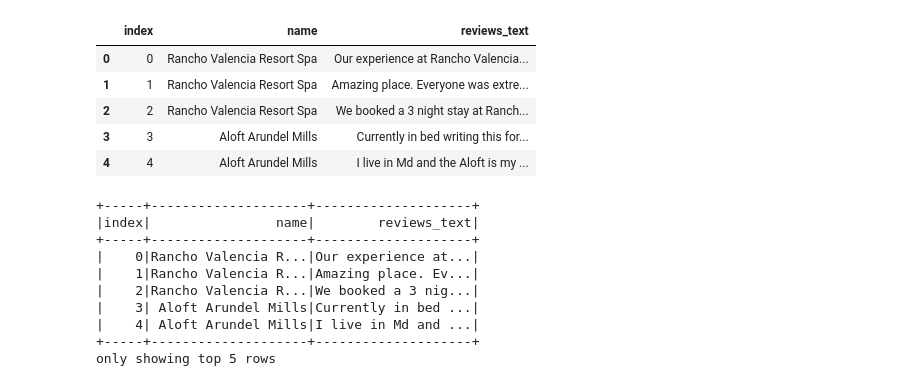
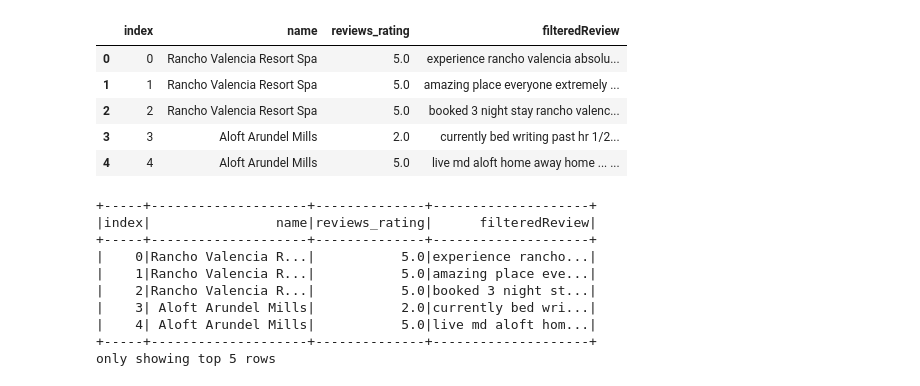
Before and after one commit to janelcv/Hotel_Rating_Analysis, a Jupyter notebook: Hotel_Ratings_Analysis-04.ipynb, the cells around one changed output. Drawn from its saved outputs; the diff is of its cells as text; code cells hidden in the pictures.

```diff
--- a/Hotel_Ratings_Analysis-04.ipynb
+++ b/Hotel_Ratings_Analysis-04.ipynb
@@ -23,3 +23,7 @@ ratings.head()
 | 2 | 2 | Rancho Valencia Resort Spa | 2015-01-02T00:00:00Z | 5.0 | www.hotels.com | We booked a 3 night stay at Ranch... | Amazing Property and Experience | ... |
 | 3 | 3 | Aloft Arundel Mills | 2016-05-15T00:00:00Z | 2.0 | www.tripadvisor.com | Currently in bed writing this for... | Never again...beware, if you want... | ... |
 | 4 | 4 | Aloft Arundel Mills | 2016-07-09T00:00:00Z | 5.0 | www.tripadvisor.com | I live in Md and the Aloft is my ... | ALWAYS GREAT STAY... | ... |
+# %%
+# Put all letters in lower case
+ratings["reviews_text"] = ratings["reviews_text"].str.lower()
+ratings.head()
@@ -25,0 +37,2 @@ ratings.head()
+# %%
+ratings['reviews_text'] = ratings['reviews_text'].astype(str)
@@ -25,0 +61,27 @@ ratings.head()
+# %%
+# Remove stop words from the list
+stops = stopwords.words("english")
+exclude = set(string.punctuation)
+# %%
+# Transform the poem in preparation for word counts
+words_list = []
+preprocessed_text = []
+for review in ratings["reviews_text"]:
+
+    # Create a list of words per poem after the words are converted to lowercase
+    words = word_tokenize(review)
+
+    # Filter to remove stop words and punctuations
+    words2 = [word for word in words if word not in stops and word not in exclude]
+
+    # Add the filtered list of words (representing each poem)
+    words_list.append(words2)
+
+    # Convert the list of strings back to one string
+    words3 = " ".join(words2)
+
+    # Add the filtered list of words (representing each poem)
+    preprocessed_text.append(words3)
+
+ratings["filteredReview"] = preprocessed_text
+ratings.head()
@@ -26,29 +95,29 @@ ratings.head()
 # %%
 # Remove columns that will not be used in the analysis
-df = ratings.drop(columns=["reviews_date","reviews_rating","reviews_sourceURLs","reviews_title","reviews_userCity","reviews_userProvince"],axis=1)
+df = ratings.drop(columns=["reviews_text","reviews_date","reviews_sourceURLs","reviews_title","reviews_userCity","reviews_userProvince"],axis=1)
 
 # Preview the dataframe
 df.head()
 # %% [output]
-|  | index | name | reviews_text |
-| 0 | 0 | Rancho Valencia Resort Spa | Our experience at Rancho Valencia... |
-| 1 | 1 | Rancho Valencia Resort Spa | Amazing place. Everyone was extre... |
-| 2 | 2 | Rancho Valencia Resort Spa | We booked a 3 night stay at Ranch... |
-| 3 | 3 | Aloft Arundel Mills | Currently in bed writing this for... |
-| 4 | 4 | Aloft Arundel Mills | I live in Md and the Aloft is my ... |
+|  | index | name | reviews_rating | filteredReview |
+| 0 | 0 | Rancho Valencia Resort Spa | 5.0 | experience rancho valencia absolu... |
+| 1 | 1 | Rancho Valencia Resort Spa | 5.0 | amazing place everyone extremely ... |
+| 2 | 2 | Rancho Valencia Resort Spa | 5.0 | booked 3 night stay rancho valenc... |
+| 3 | 3 | Aloft Arundel Mills | 2.0 | currently bed writing past hr 1/2... |
+| 4 | 4 | Aloft Arundel Mills | 5.0 | live md aloft home away home ... ... |
 # %%
 spark_ratings = sqlContext.createDataFrame(df)
 spark_ratings.show(5)
 # %% [output]
-+-----+--------------------+--------------------+
-|index|                name|        reviews_text|
-+-----+--------------------+--------------------+
-|    0|Rancho Valencia R...|Our experience at...|
-|    1|Rancho Valencia R...|Amazing place. Ev...|
-|    2|Rancho Valencia R...|We booked a 3 nig...|
-|    3| Aloft Arundel Mills|Currently in bed ...|
-|    4| Aloft Arundel Mills|I live in Md and ...|
-+-----+--------------------+--------------------+
++-----+--------------------+--------------+--------------------+
+|index|                name|reviews_rating|      filteredReview|
++-----+--------------------+--------------+--------------------+
+|    0|Rancho Valencia R...|           5.0|experience rancho...|
+|    1|Rancho Valencia R...|           5.0|amazing place eve...|
+|    2|Rancho Valencia R...|           5.0|booked 3 night st...|
+|    3| Aloft Arundel Mills|           2.0|currently bed wri...|
+|    4| Aloft Arundel Mills|           5.0|live md aloft hom...|
++-----+--------------------+--------------+--------------------+
 only showing top 5 rows
 # %%
 from pyspark.sql.functions import length
```
Also changed, not shown: parts of 8 cells of this notebook.
